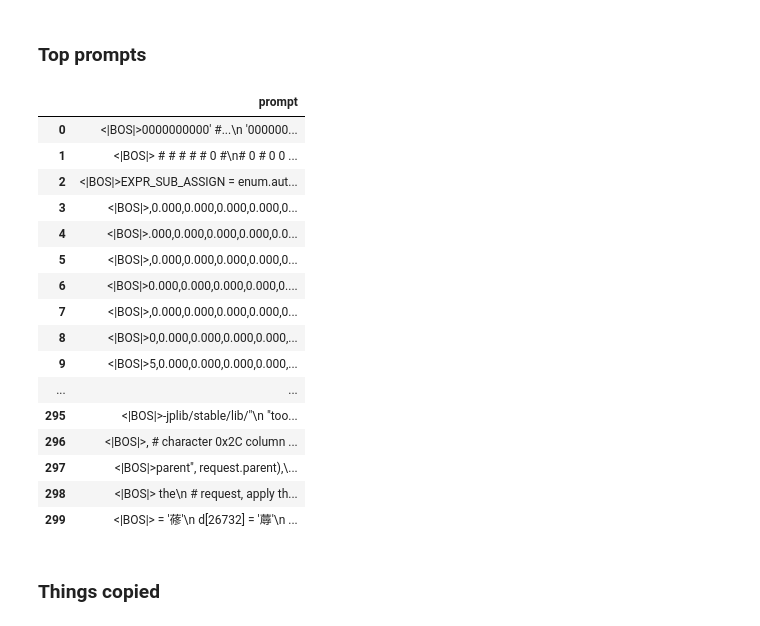
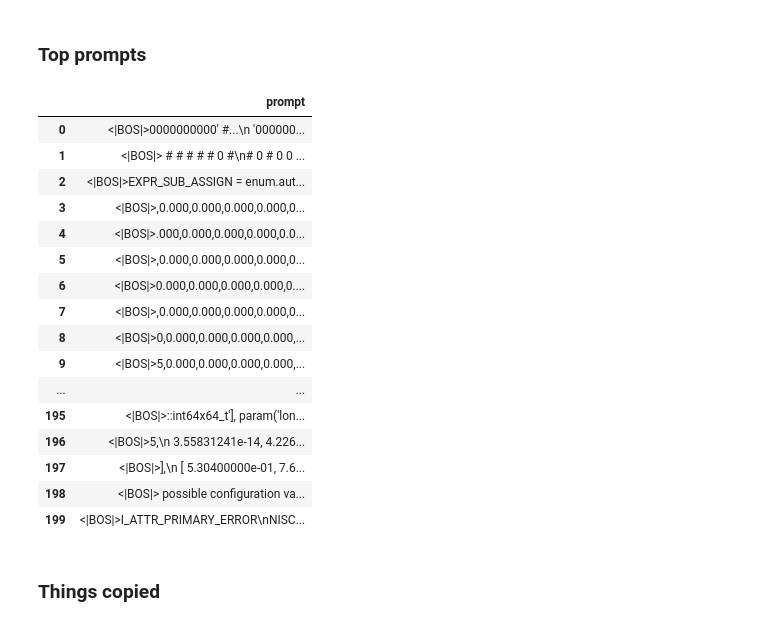
Before and after one commit to alan-cooney/mech-interp-code-generation, a Jupyter notebook: 1-find_interesting_neurons.ipynb, the cells around one changed output. Drawn from its saved outputs; the diff is of its cells as text; code cells hidden in the pictures.

```diff
--- a/1-find_1_layer_interesting.ipynb
+++ b/1-find_interesting_neurons.ipynb
@@ -24,27 +23,0 @@ Run all models (or load from checkpoints if they already exist).
-# %%
-models = [
-        "NeelNanda/SoLU_1L512W_C4_Code",
-        # "NeelNanda/SoLU_2L512W_C4_Code",
-        # "NeelNanda/SoLU_3L512W_C4_Code",
-        # "NeelNanda/SoLU_4L512W_C4_Code",
-        # "NeelNanda/SoLU_6L768W_C4_Code",
-        # "NeelNanda/SoLU_8L1024W_C4_Code",
-        # "NeelNanda/SoLU_10L1280W_C4_Code",
-        # "NeelNanda/SoLU_12L1536W_C4_Code",
-        # "NeelNanda/GELU_1L512W_C4_Code",
-        # "NeelNanda/GELU_2L512W_C4_Code",
-        # "NeelNanda/GELU_3L512W_C4_Code",
-        # "NeelNanda/GELU_4L512W_C4_Code",
-        "NeelNanda/Attn_Only_1L512W_C4_Code",
-        # "NeelNanda/Attn_Only_2L512W_C4_Code",
-        # "NeelNanda/Attn_Only_3L512W_C4_Code",
-        # "NeelNanda/Attn_Only_4L512W_C4_Code",
-        # "gpt2",
-        # "gpt2-medium"
-    ]
-
-results = {}
-for model_name in models:
-    results[model_name] = infer.run_model(model_name)
-
-results.keys(), list(results.values())[0].shape
@@ -156,28 +203,28 @@ Dropdown(description='Prompt ID', options=(('0: Prompt 139682', 139682), ('1: Pr
 # %%
 # Show top prompts
 top_prompts = prompt_ids_ranked[0:1000]
 tokenizer = AutoTokenizer.from_pretrained("NeelNanda/gpt-neox-tokenizer-digits")
 top_100_prompts = [tokenizer.decode(p) for p in prompts_tokens[top_prompts]]
 pd.set_option('display.max_rows', 500)
-pd.DataFrame({"prompt": top_100_prompts}).head(300)
+pd.DataFrame({"prompt": top_100_prompts}).head(200)
 # %% [output]
 |  | prompt |
 | 0 | <|BOS|>0000000000' #...\n '000000... |
 | 1 | <|BOS|> # # # # # 0 #\n# 0 # 0 0 ... |
 | 2 | <|BOS|>EXPR_SUB_ASSIGN = enum.aut... |
 | 3 | <|BOS|>,0.000,0.000,0.000,0.000,0... |
 | 4 | <|BOS|>.000,0.000,0.000,0.000,0.0... |
 | 5 | <|BOS|>,0.000,0.000,0.000,0.000,0... |
 | 6 | <|BOS|>0.000,0.000,0.000,0.000,0.... |
 | 7 | <|BOS|>,0.000,0.000,0.000,0.000,0... |
 | 8 | <|BOS|>0,0.000,0.000,0.000,0.000,... |
 | 9 | <|BOS|>5,0.000,0.000,0.000,0.000,... |
 | ... | ... |
-| 295 | <|BOS|>-jplib/stable/lib/"\n "too... |
-| 296 | <|BOS|>, # character 0x2C column ... |
-| 297 | <|BOS|>parent", request.parent),\... |
-| 298 | <|BOS|> the\n # request, apply th... |
-| 299 | <|BOS|> = '蓚'\n d[26732] = '蓐'\n ... |
+| 195 | <|BOS|>::int64x64_t'], param('lon... |
+| 196 | <|BOS|>5,\n 3.55831241e-14, 4.226... |
+| 197 | <|BOS|>],\n [ 5.30400000e-01, 7.6... |
+| 198 | <|BOS|> possible configuration va... |
+| 199 | <|BOS|>I_ATTR_PRIMARY_ERROR\nNISC... |
 # %% [markdown]
 ### Things copied
 # %% [markdown]
```
Also changed, not shown: parts of 32 cells of this notebook.
